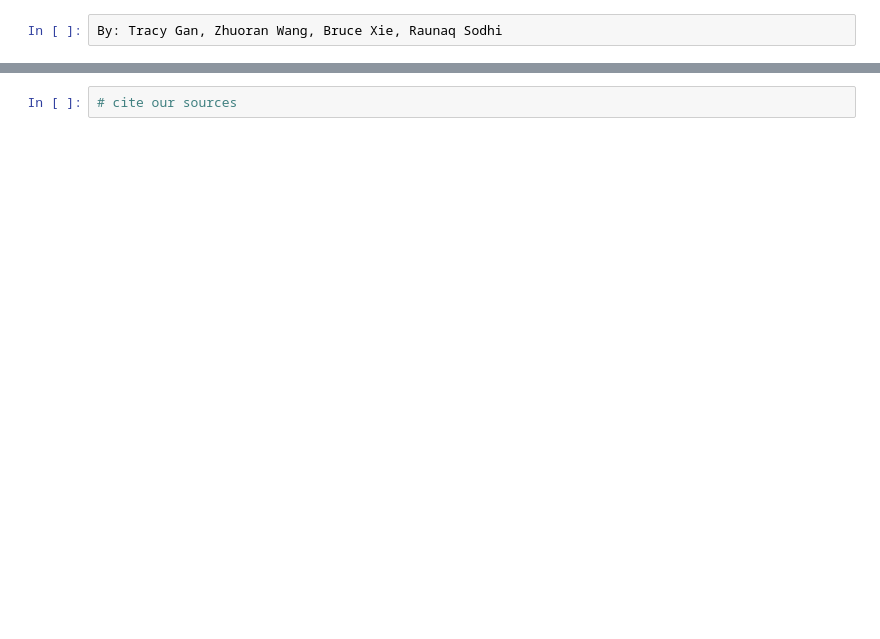
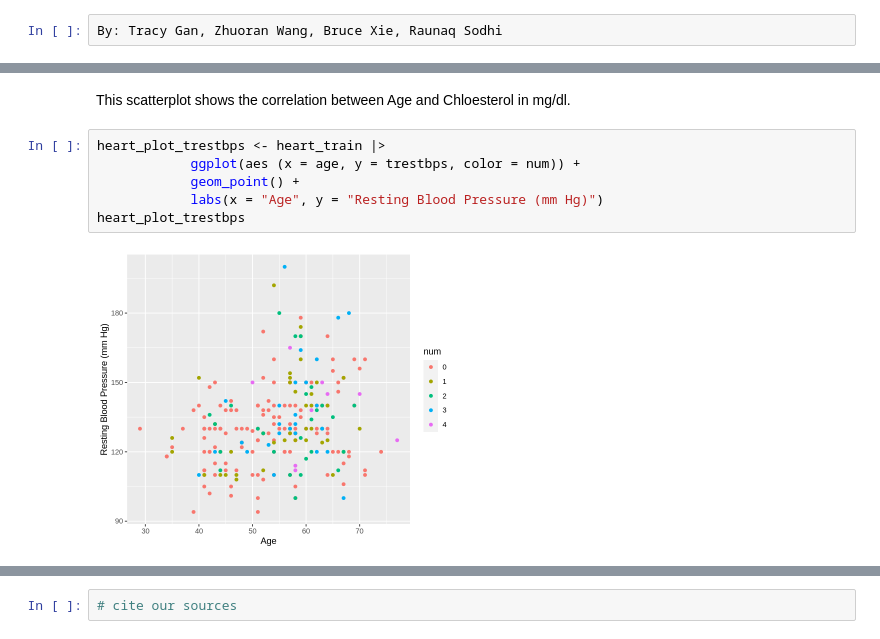
Before and after one commit to TracyGan/DSCI100, a Jupyter notebook: GroupProposal.ipynb, the cells around one changed output, grey strips where cells are left out. Saved outputs shown, nothing was run; the diff lists cells and outputs as text; blank space fills up the shorter version.

```diff
--- a/GroupProposal.ipynb
+++ b/GroupProposal.ipynb
@@ -108,0 +84,10 @@ Method
+# %% [markdown]
+This scatterplot shows the correlation between Age and Chloesterol in mg/dl.
+# %%
+heart_plot_trestbps <- heart_train |>
+            ggplot(aes (x = age, y = trestbps, color = num)) +
+            geom_point() +
+            labs(x = "Age", y = "Resting Blood Pressure (mm Hg)")
+heart_plot_trestbps
+# %% [output]
+[figure, added]
```
Also changed, not shown: parts of 16 cells of this notebook.
